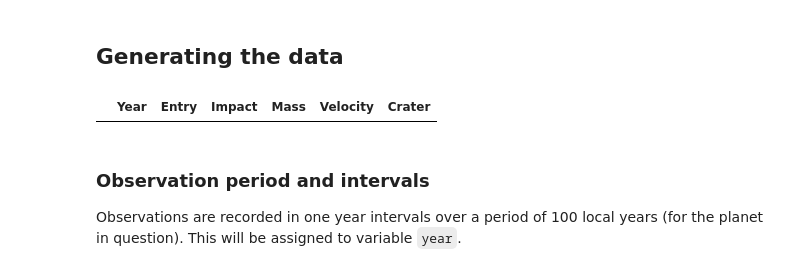
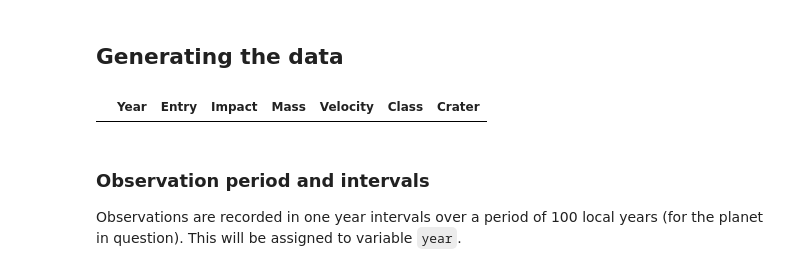
Before and after one commit to andkoc001/data_synthesis, a Jupyter notebook: data_synth_1.ipynb, the cells around one changed output. Drawn from its saved outputs; the diff is of its cells as text; code cells hidden in the pictures.

Commit message:
Crater size from highest energy meteoroid added

```diff
--- a/data_synth_1.ipynb
+++ b/data_synth_1.ipynb
@@ -55,10 +55,10 @@ import seaborn as sns
 ## Generating the data
 # %%
 # creation of empty data (just headings)
-data = pd.DataFrame(columns = ["Year", "Entry", "Impact", "Mass", "Velocity", "Crater"])
+data = pd.DataFrame(columns = ["Year", "Entry", "Impact", "Mass", "Velocity", "Class", "Crater"])
 data
 # %% [output]
-|  | Year | Entry | Impact | Mass | Velocity | Crater |
+|  | Year | Entry | Impact | Mass | Velocity | Class | Crater |
 # %% [markdown]
 ### Observation period and intervals
 
```
Also changed, not shown: parts of 17 cells of this notebook.
